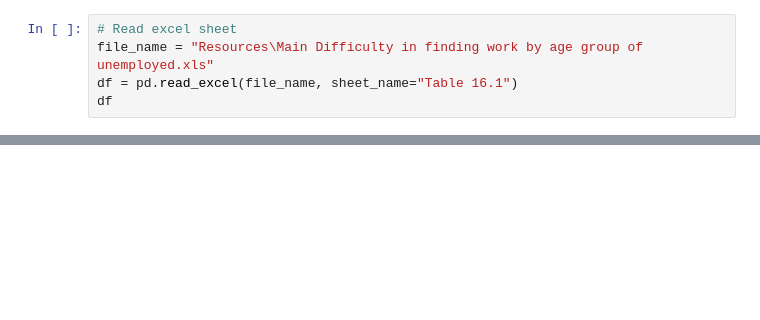
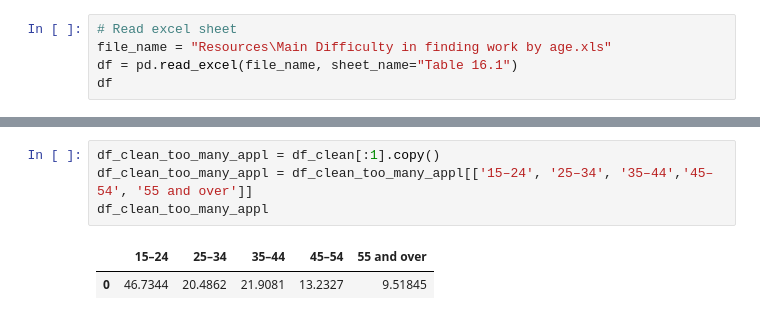
Before and after one commit to dianeyaneza/UWA-Data-Project-2-ETL-SkillsBridge, a Jupyter notebook: main_difficulty_by_age.ipynb, the cells around one changed output, grey strips where cells are left out. Cells and saved outputs as stored; diff of their text form; blank space fills up the shorter version.

Commit message:
Cleaned up main diff by age and exported to csv

```diff
--- a/main_difficulty_by_age.ipynb
+++ b/main_difficulty_by_age.ipynb
@@ -3,7 +3,7 @@ import pandas as pd
 import numpy as np
 # %%
 # Read excel sheet
-file_name = "Resources\Main Difficulty in finding work by age group of unemployed.xls"
+file_name = "Resources\Main Difficulty in finding work by age.xls"
 df = pd.read_excel(file_name, sheet_name="Table 16.1")
 df
 # %% [output]
@@ -180,0 +188,7 @@ df_clean
+# %%
+df_clean_too_many_appl = df_clean[:1].copy()
+df_clean_too_many_appl = df_clean_too_many_appl[['15–24', '25–34', '35–44','45–54', '55 and over']]
+df_clean_too_many_appl
+# %% [output]
+|  | 15–24 | 25–34 | 35–44 | 45–54 | 55 and over |
+| 0 | 46.7344 | 20.4862 | 21.9081 | 13.2327 | 9.51845 |
```
Also changed, not shown: parts of 3 cells of this notebook, 1 other file.
